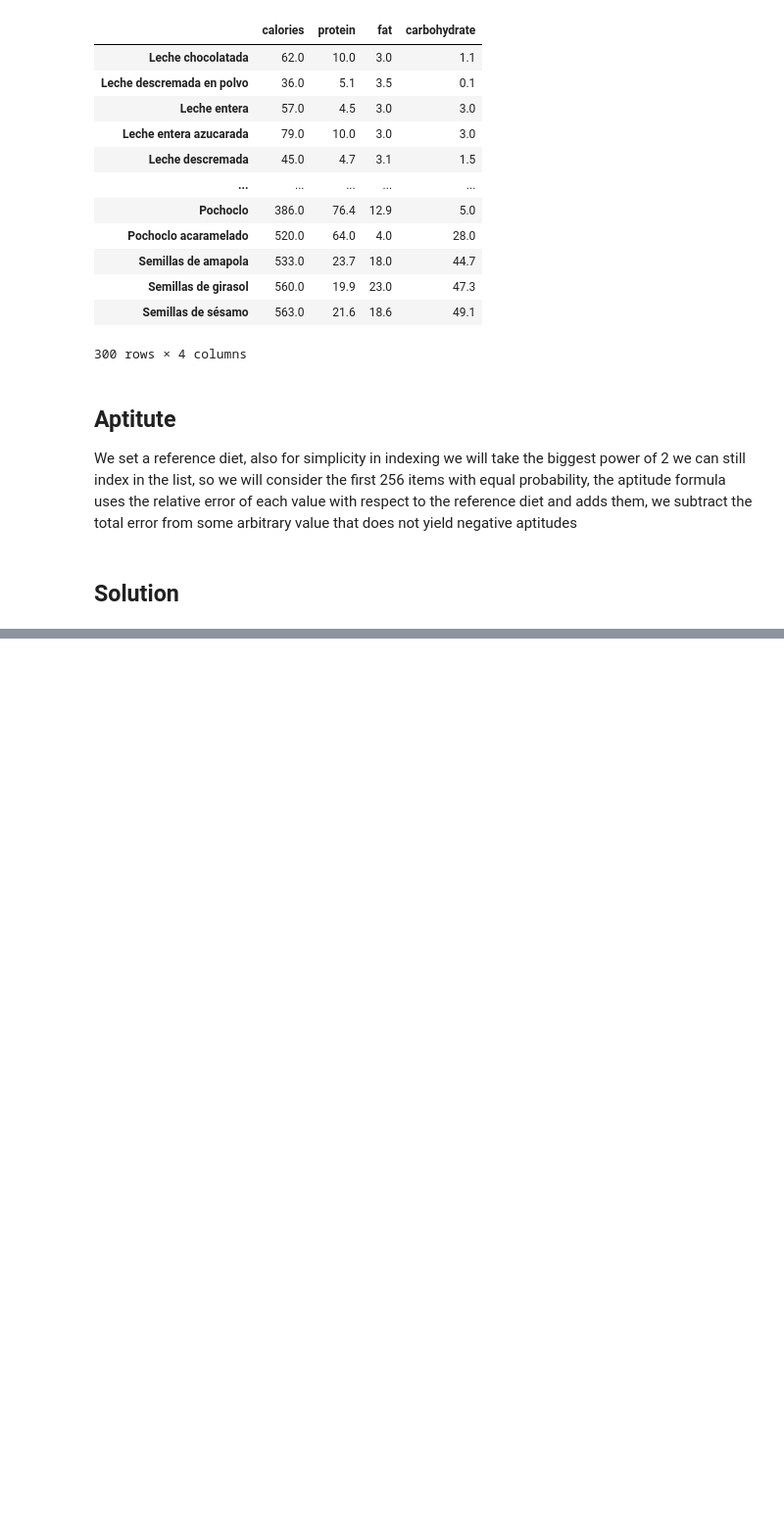
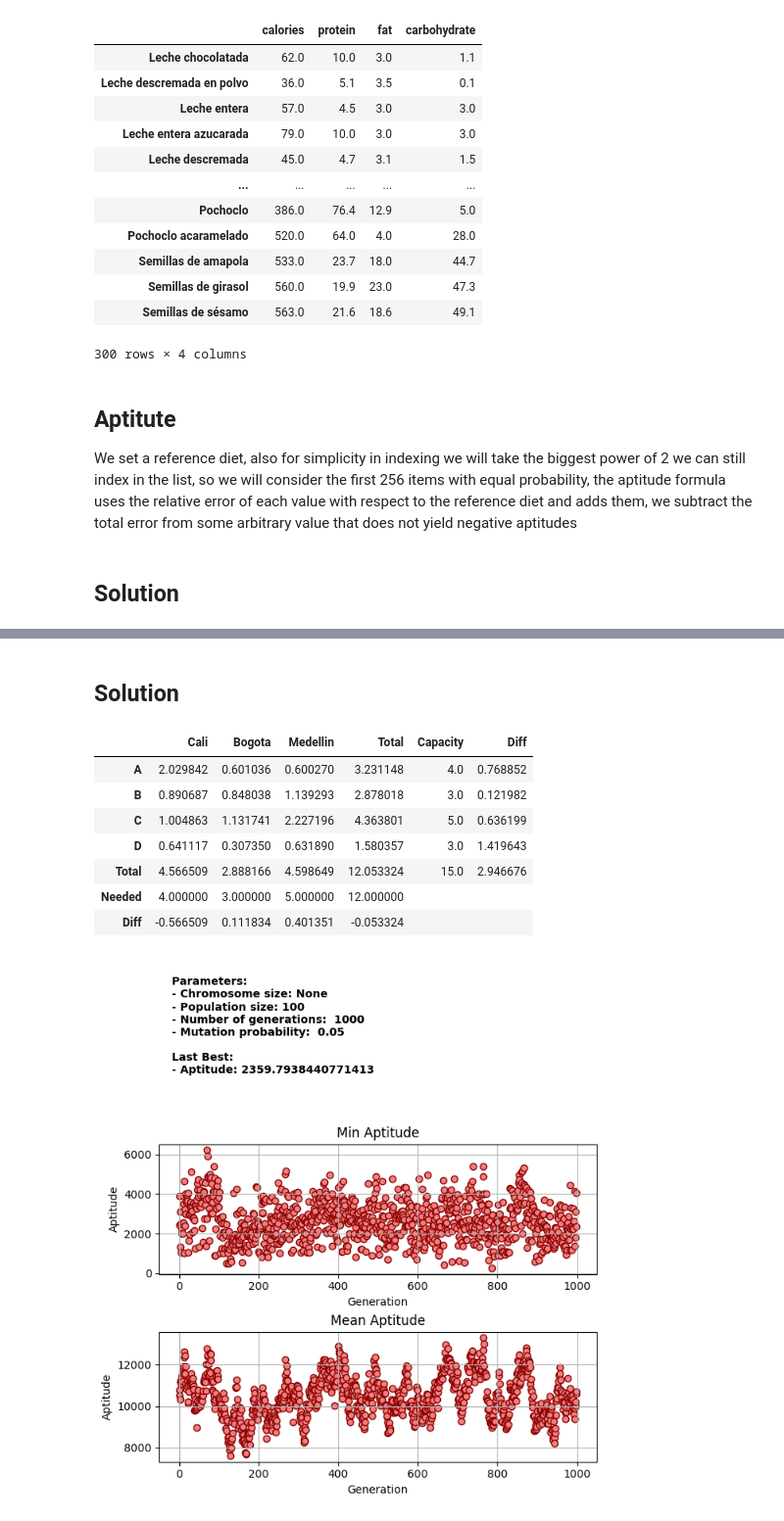
Before and after one commit to sechmo/IA-minirobots-2023-II, a Jupyter notebook: 3. Algoritmos Geneticos/genetic_algorithm.ipynb, the cells around one changed output, grey strips where cells are left out. Shown: that part at 98% size. Cells and saved outputs as stored; diff of their text form; code cells hidden in the pictures; blank space fills up the shorter version.

Commit message:
Added GA power stations excercise

```diff
--- a/3. Algoritmos Geneticos/genetic_algorithm.ipynb
+++ b/3. Algoritmos Geneticos/genetic_algorithm.ipynb
@@ -385,0 +471,3 @@ best_food
+# %%
+p = gen_plants(1)
+p
@@ -385,0 +493,48 @@ best_food
+# %%
+def roulette_wheel_sel_inv(population, aptitude, factor = 10):
+   new_aptitude = aptitude / aptitude.sum()
+   new_aptitude = new_aptitude.max() - new_aptitude + 1
+   return roulette_wheel_sel(population, new_aptitude,factor)
+# %% [markdown]
+## Solution
+# %%
+p3 = GeneticAlgorithm(
+    lambda _c,p: gen_plants(p), # we ignore chromosome size, as its fixed
+    aptitude_p3,
+    lambda p,a:roulette_wheel_sel_inv(p,a,20),
+    cross_plants,
+    mut_plants,
+    # We do this so we can pass the logger generator with the needed decoder
+    lambda a,b,c,d: StatLogger(a,b,c,d,None,False),
+)
+# %%
+r,s = p3.run(
+   chromosome_size=None,
+   population_size=100,
+   num_generations=1000,
+   mut_prob=0.05
+)
+_ = s.show()
+
+ap = aptitude_p3(r)
+best_index = ap.argmin()
+best = r[best_index]
+cap_used = best.sum(axis=-1)
+solution = np.c_[best,cap_used,power_capacity_p3,power_capacity_p3-cap_used]
+sol3_df = pd.DataFrame(solution,index=[*stations_p3],columns=[*cities,"Total","Capacity","Diff"])
+giv_pow = solution.sum(axis=0)
+sol3_df.loc["Total"] = [*giv_pow]
+sol3_df.loc["Needed "] = [*(power_needs_p3),power_needs_p3.sum(),"",""]
+sol3_df.loc["Diff"] = [*(power_needs_p3 - giv_pow[:-3]),(power_needs_p3 - giv_pow[:-3]).sum(),"",""]
+
+sol3_df
+# %% [output]
+|  | Cali | Bogota | Medellin | Total | Capacity | Diff |
+| A | 2.029842 | 0.601036 | 0.600270 | 3.231148 | 4.0 | 0.768852 |
+| B | 0.890687 | 0.848038 | 1.139293 | 2.878018 | 3.0 | 0.121982 |
+| C | 1.004863 | 1.131741 | 2.227196 | 4.363801 | 5.0 | 0.636199 |
+| D | 0.641117 | 0.307350 | 0.631890 | 1.580357 | 3.0 | 1.419643 |
+| Total | 4.566509 | 2.888166 | 4.598649 | 12.053324 | 15.0 | 2.946676 |
+| Needed | 4.000000 | 3.000000 | 5.000000 | 12.000000 |  |  |
+| Diff | -0.566509 | 0.111834 | 0.401351 | -0.053324 |  |  |
+[figure, added]
```
Also changed, not shown: parts of 15 cells of this notebook.
